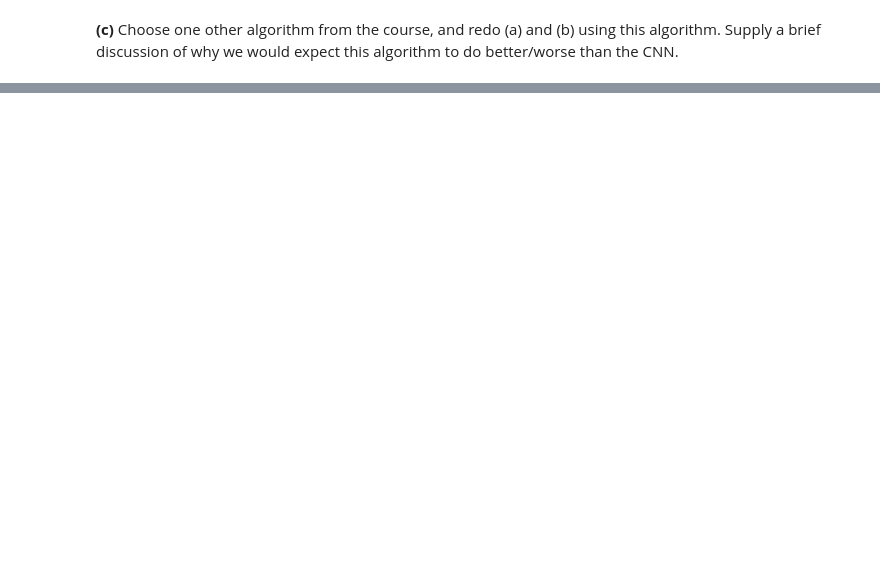
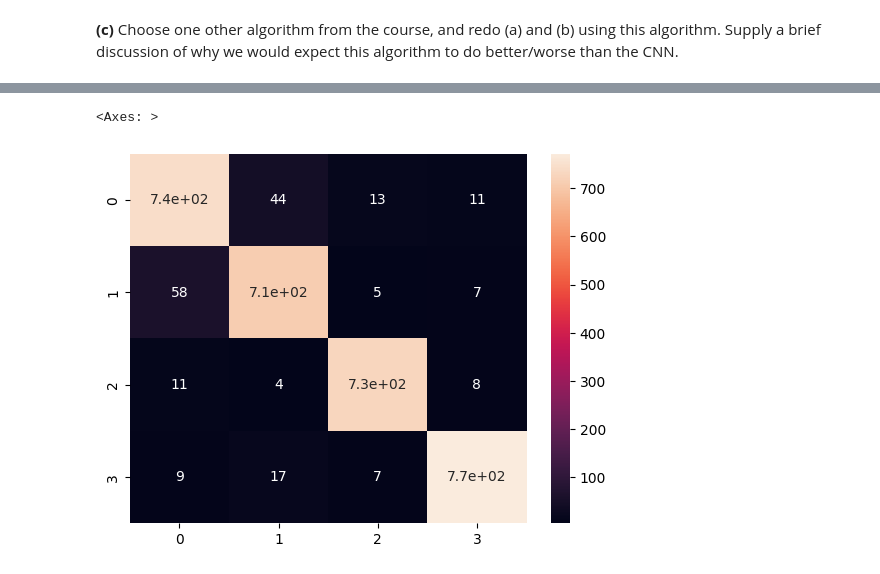
Before and after one commit to Mishanull/MAL, a Jupyter notebook: MAL-Assignments/Assignment-6/Neural networks II - Speech recognition.ipynb, the cells around one changed output, grey strips where cells are left out. Drawn from its saved outputs; the diff is of its cells as text; code cells hidden in the pictures; blank space fills up the shorter version.

Commit message:
adding rnn -tunning not fisnihed, takes to long :(

```diff
--- a/MAL-Assignments/Assignment-6/Neural networks II - Speech recognition.ipynb
+++ b/MAL-Assignments/Assignment-6/Neural networks II - Speech recognition.ipynb
@@ -199,2 +212,13 @@ weighted avg       0.94      0.94      0.94      3148
 # %% [markdown]
 __(c)__ Choose one other algorithm from the course, and redo (a) and (b) using this algorithm. Supply a brief discussion of why we would expect this algorithm to do better/worse than the CNN.
+# %%
+#train a long short-term memory (LSTM) recurrent neural network on the data, to classify the sound samples
+from tensorflow import keras
+
+#build model
+model = keras.Sequential([
+    keras.layers.LSTM(64, input_shape=(x_train.shape[1], x_train.shape[2])),
+    keras.layers.Dense(4, activation='softmax')
+])
+
+model.summary()
@@ -200,0 +239,17 @@ __(c)__ Choose one other algorithm from the course, and redo (a) and (b) using t
+# %%
+#compile model
+model.compile(optimizer='adam', loss='sparse_categorical_crossentropy', metrics=['accuracy'])
+
+#define early stopping callback
+early_stopping = keras.callbacks.EarlyStopping(monitor='val_accuracy', patience=5, min_delta=0.01, restore_best_weights=True)
+#train model
+history = model.fit(x_train, y_train, epochs=20, batch_size=128, validation_data=(x_val, y_val), callbacks=[early_stopping])
+
+#plot training and validation accuracy
+plt.plot(history.history['accuracy'])
+plt.plot(history.history['val_accuracy'])
+plt.title('Model Accuracy')
+plt.ylabel('Accuracy')
+plt.xlabel('Epoch')
+plt.legend(['Train', 'Validation'], loc='lower right')
+plt.show()
@@ -200,0 +275,16 @@ __(c)__ Choose one other algorithm from the course, and redo (a) and (b) using t
+# %%
+#classify test data
+y_pred = model.predict(x_test)
+y_pred = np.argmax(y_pred, axis=1)
+
+#evaluate model performance
+from sklearn.metrics import accuracy_score
+accuracy_score(y_test, y_pred)
+
+from sklearn.metrics import confusion_matrix
+cm = confusion_matrix(y_test, y_pred)
+cm
+
+import seaborn as sns
+sns.heatmap(cm, annot=True)
+# %% [output]
@@ -200,0 +292,2 @@ __(c)__ Choose one other algorithm from the course, and redo (a) and (b) using t
+<Axes: >
+[figure, added]
```
Also changed, not shown: parts of 8 cells of this notebook.
